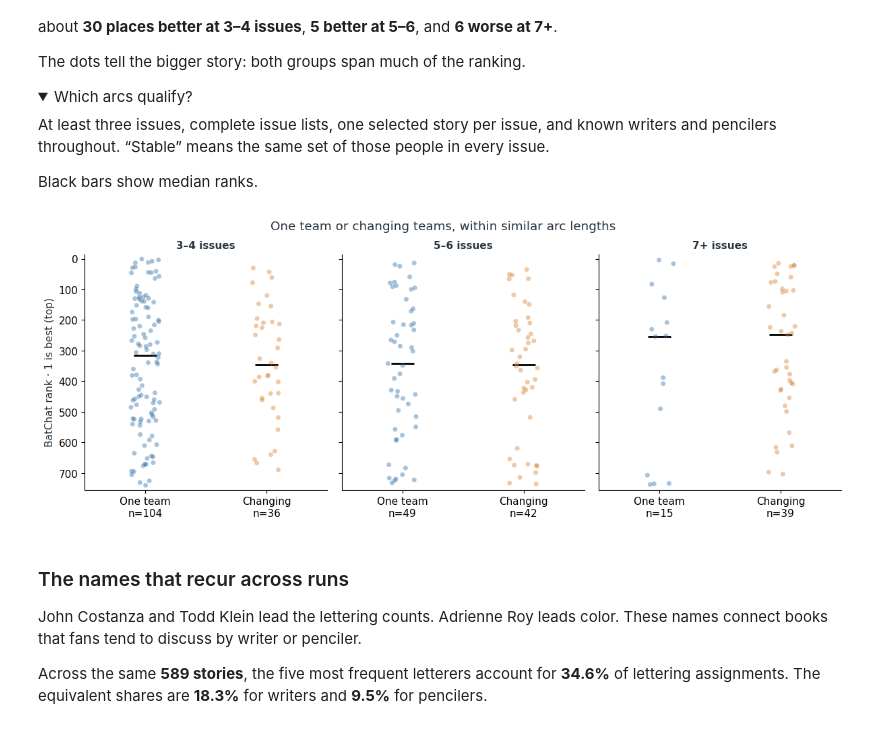
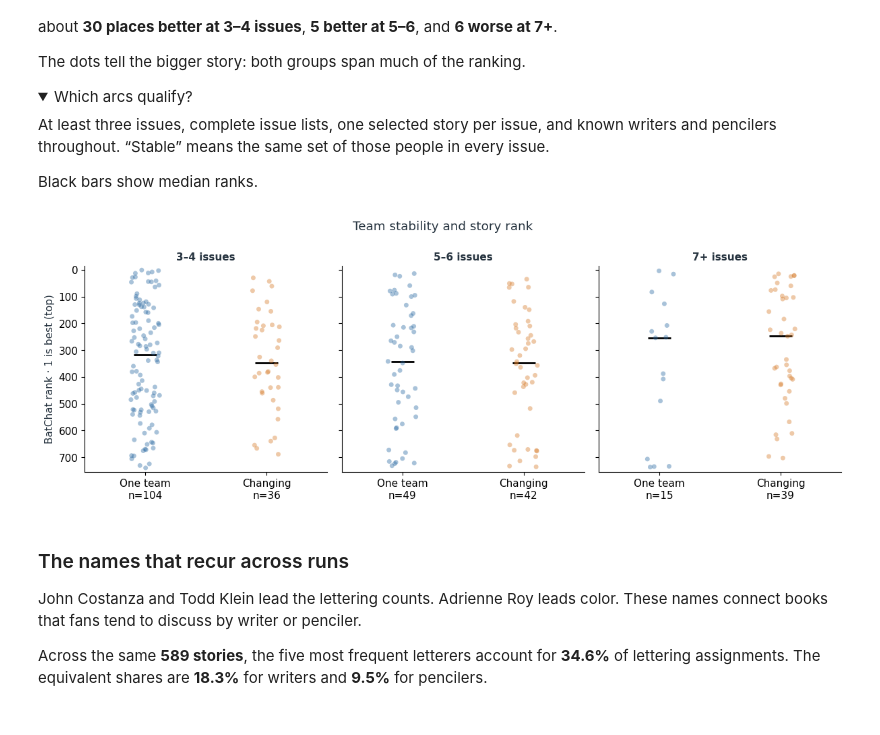
Before and after one commit to ddofer/BatRank, a Jupyter notebook: notebooks/2.0-batchat-the-art-of-gotham.ipynb, the cells around one changed output. Saved outputs shown, nothing was run; the diff lists cells and outputs as text; code cells hidden in the pictures; folded sections open.

Commit message:
Keep facet titles within figures and clarify rank wording

```diff
--- a/notebooks/2.0-batchat-the-art-of-gotham.ipynb
+++ b/notebooks/2.0-batchat-the-art-of-gotham.ipynb
@@ -1469,35 +1469,36 @@ g = sns.catplot(
     legend=False,
     palette={True: COLORS["blue"], False: COLORS["orange"]},
     kind="strip",
     sharex=False,
     jitter=0.12,
     alpha=0.4,
     height=4.5,
     aspect=0.9,
 )
 g.map_dataframe(
     sns.pointplot,
     x="stable_team",
     y="rank",
     order=[True, False],
     estimator="median",
     errorbar=None,
     markers="_",
     linestyles="none",
     color="black",
     markersize=24,
 )
 g.set(ylim=(N + 15, -15)).set_axis_labels("", "BatChat rank · 1 is best (top)")
 g.set_xticklabels(["One team", "Changing"]).set_titles("{col_name}")
 for ax, band in zip(g.axes.flat, teams.length_band.cat.categories):
     counts = team_table.loc[band].reindex([True, False])["n"]
     ax.set_xticks(
         [0, 1], [f"{name}\nn={count}" for name, count in zip(["One team", "Changing"], counts)]
     )
-g.figure.suptitle("One team or changing teams, within similar arc lengths", y=1.03)
+g.figure.subplots_adjust(top=0.82)
+g.figure.suptitle("Team stability and story rank", y=0.97)
 save_figure(g.figure, REPORT, "craft-team-continuity")
 # %% [output]
-[figure, old version]
+[figure, new version]
 # %% [markdown]
 ### The names that recur across runs
 
```
Also changed, not shown: parts of 1 cell of this notebook, 2 other files.
